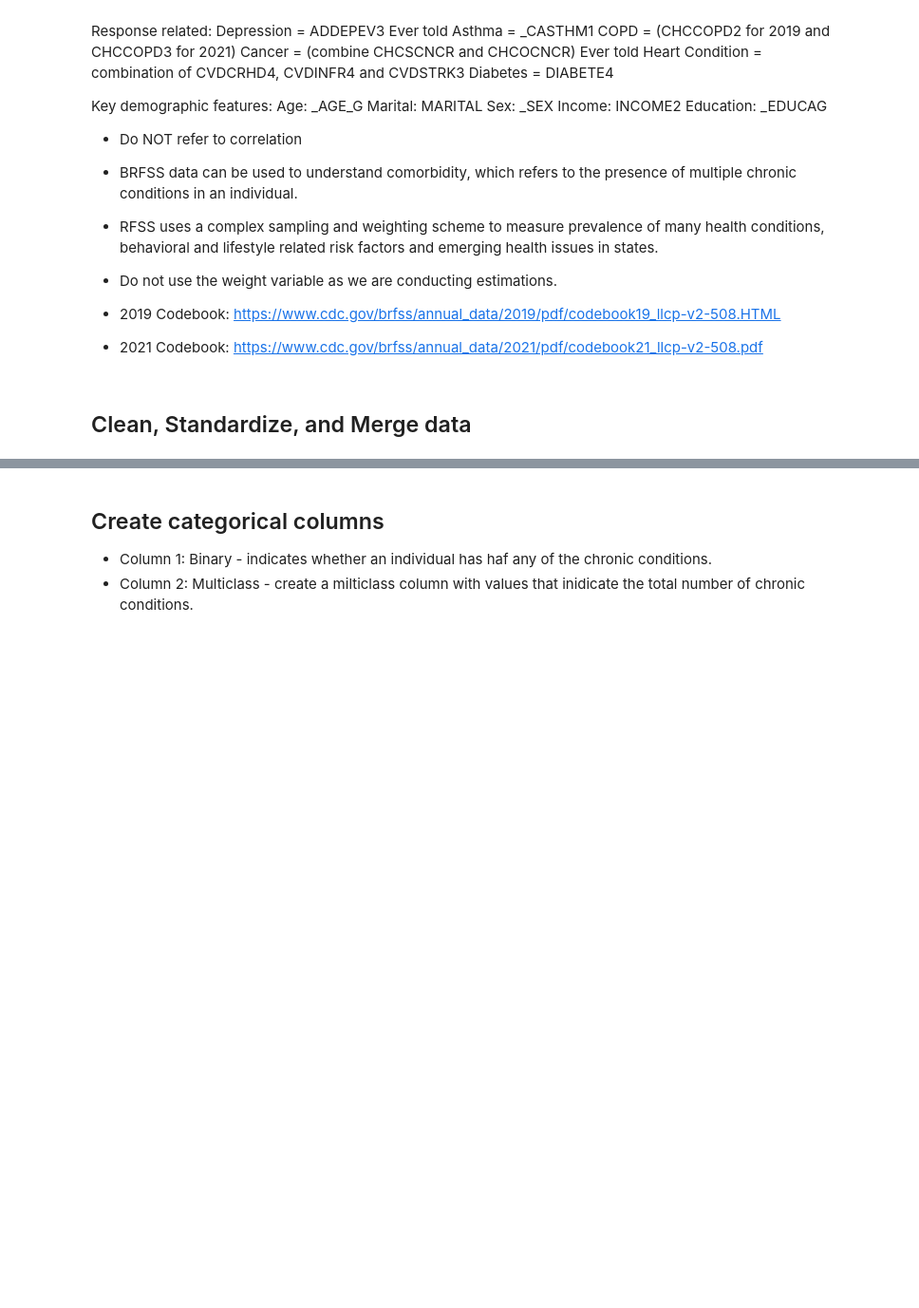
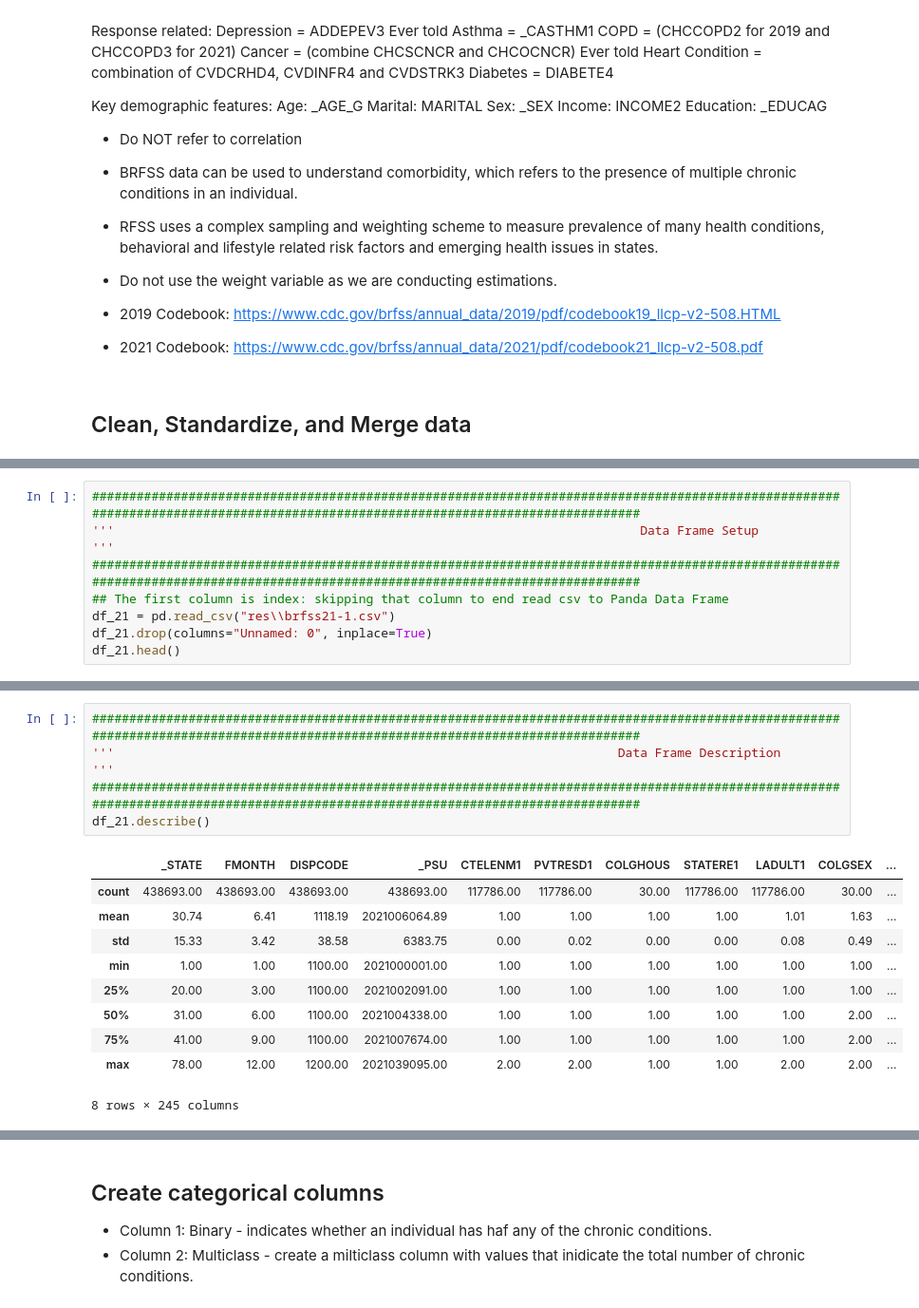
Before and after one commit to chansmi/Comprehensive-Supervised-Learning, a Jupyter notebook: HW6.ipynb, the cells around one changed output, grey strips where cells are left out. Shown: that part at 95% size. Saved outputs shown, nothing was run; the diff lists cells and outputs as text; blank space fills up the shorter version.

```diff
--- a/HW6.ipynb
+++ b/HW6.ipynb
@@ -36,0 +66,8 @@ Age: _AGE_G
+# %%
+###############################################################################################################################################################################
+'''                                                                       Data Frame Setup                                                                                  '''
+###############################################################################################################################################################################
+## The first column is index: skipping that column to end read csv to Panda Data Frame
+df_21 = pd.read_csv("res\\brfss21-1.csv")
+df_21.drop(columns="Unnamed: 0", inplace=True)
+df_21.head()
@@ -36,0 +119,16 @@ Age: _AGE_G
+# %%
+###############################################################################################################################################################################
+'''                                                                    Data Frame Description                                                                               '''
+###############################################################################################################################################################################
+df_21.describe()
+# %% [output]
+|  | _STATE | FMONTH | DISPCODE | _PSU | CTELENM1 | PVTRESD1 | COLGHOUS | STATERE1 | LADULT1 | COLGSEX | ... |
+| count | 438693.00 | 438693.00 | 438693.00 | 438693.00 | 117786.00 | 117786.00 | 30.00 | 117786.00 | 117786.00 | 30.00 | ... |
+| mean | 30.74 | 6.41 | 1118.19 | 2021006064.89 | 1.00 | 1.00 | 1.00 | 1.00 | 1.01 | 1.63 | ... |
+| std | 15.33 | 3.42 | 38.58 | 6383.75 | 0.00 | 0.02 | 0.00 | 0.00 | 0.08 | 0.49 | ... |
+| min | 1.00 | 1.00 | 1100.00 | 2021000001.00 | 1.00 | 1.00 | 1.00 | 1.00 | 1.00 | 1.00 | ... |
+| 25% | 20.00 | 3.00 | 1100.00 | 2021002091.00 | 1.00 | 1.00 | 1.00 | 1.00 | 1.00 | 1.00 | ... |
+| 50% | 31.00 | 6.00 | 1100.00 | 2021004338.00 | 1.00 | 1.00 | 1.00 | 1.00 | 1.00 | 2.00 | ... |
+| 75% | 41.00 | 9.00 | 1100.00 | 2021007674.00 | 1.00 | 1.00 | 1.00 | 1.00 | 1.00 | 2.00 | ... |
+| max | 78.00 | 12.00 | 1200.00 | 2021039095.00 | 2.00 | 2.00 | 1.00 | 1.00 | 2.00 | 2.00 | ... |
+8 rows × 245 columns
```
Also changed, not shown: parts of 32 cells of this notebook.
